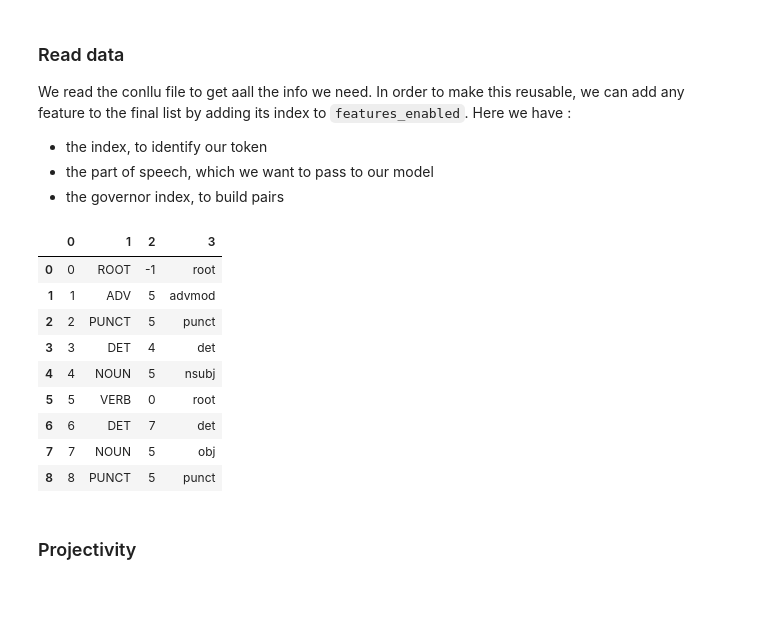
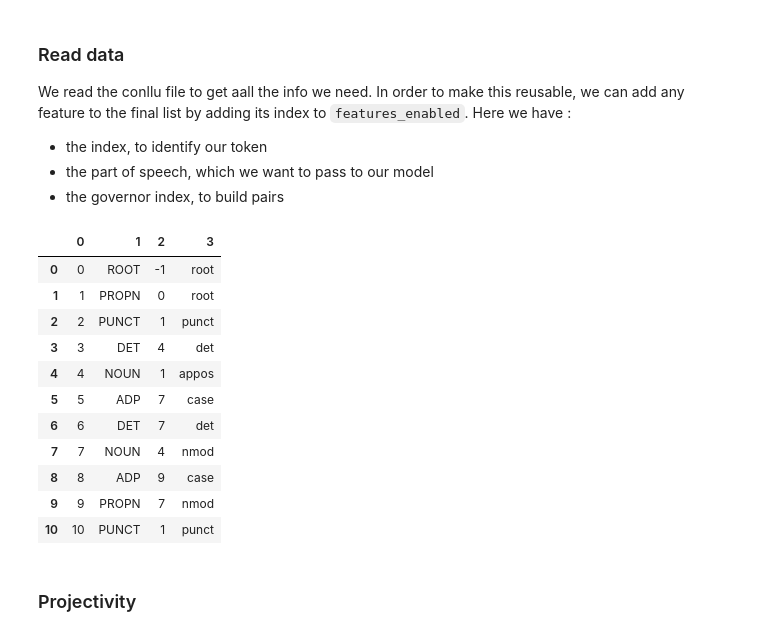
Before and after one commit to LouisGerard/Eisner, a Jupyter notebook: Eisner.ipynb, the cells around one changed output. Saved outputs shown, nothing was run; the diff lists cells and outputs as text; code cells hidden in the pictures; blank space fills up the shorter version.

```diff
--- a/Eisner.ipynb
+++ b/Eisner.ipynb
@@ -33,12 +35,10 @@ We read the conllu file to get aall the info we need. In order to make this reus
 - the part of speech, which we want to pass to our model
 - the governor index, to build pairs
 # %%
-def read_conllu(conllu_filename):
+def read_conllu(conllu_filename, features_enabled=[0, 3, 6, 7], root=[0, 'ROOT', -1, 'root']):
     sentences = []
 
     features = ['INDEX', 'FORM', 'LEMMA', 'POS', 'X1', 'MORPHO', 'GOV', 'LABEL', 'X2', 'X3']
-    features_enabled = [0, 3, 6, 7]
-    root = [0, 'ROOT', -1, 'root']
 
     columns = []
     for i, f in enumerate(features):
@@ -62,26 +62,28 @@ def read_conllu(conllu_filename):
                     for i, j in enumerate(features_enabled):
                         sentence[i].append(tokens[j])
     return sentences
-
-index_i = 0
-pos_i = 1
-governor_i = 2
-label_i = 3
-
-sentences = read_conllu("UD_French-GSD/fr_gsd-ud-dev.conllu")
-sentence = sentences[3]
-pd.DataFrame(sentence)
-# %% [output]
-|  | 0 | 1 | 2 | 3 |
-| 0 | 0 | ROOT | -1 | root |
-| 1 | 1 | ADV | 5 | advmod |
-| 2 | 2 | PUNCT | 5 | punct |
-| 3 | 3 | DET | 4 | det |
-| 4 | 4 | NOUN | 5 | nsubj |
-| 5 | 5 | VERB | 0 | root |
-| 6 | 6 | DET | 7 | det |
-| 7 | 7 | NOUN | 5 | obj |
-| 8 | 8 | PUNCT | 5 | punct |
+# %%
+index_i = 0
+pos_i = 1
+governor_i = 2
+label_i = 3
+
+sentences = read_conllu("UD_French-GSD/fr_gsd-ud-dev.conllu")
+sentence = sentences[0]
+pd.DataFrame(sentence)
+# %% [output]
+|  | 0 | 1 | 2 | 3 |
+| 0 | 0 | ROOT | -1 | root |
+| 1 | 1 | PROPN | 0 | root |
+| 2 | 2 | PUNCT | 1 | punct |
+| 3 | 3 | DET | 4 | det |
+| 4 | 4 | NOUN | 1 | appos |
+| 5 | 5 | ADP | 7 | case |
+| 6 | 6 | DET | 7 | det |
+| 7 | 7 | NOUN | 4 | nmod |
+| 8 | 8 | ADP | 9 | case |
+| 9 | 9 | PROPN | 7 | nmod |
+| 10 | 10 | PUNCT | 1 | punct |
 # %% [markdown]
 ### Projectivity
 # %%
```
Also changed, not shown: parts of 11 cells of this notebook.
